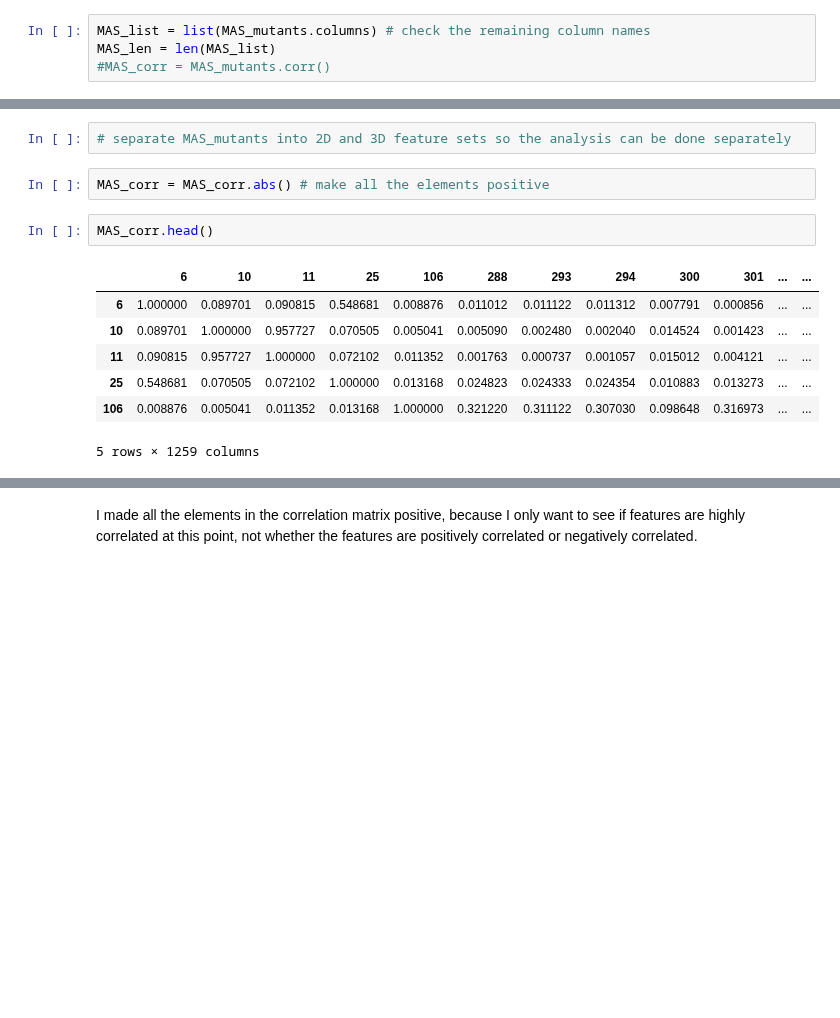
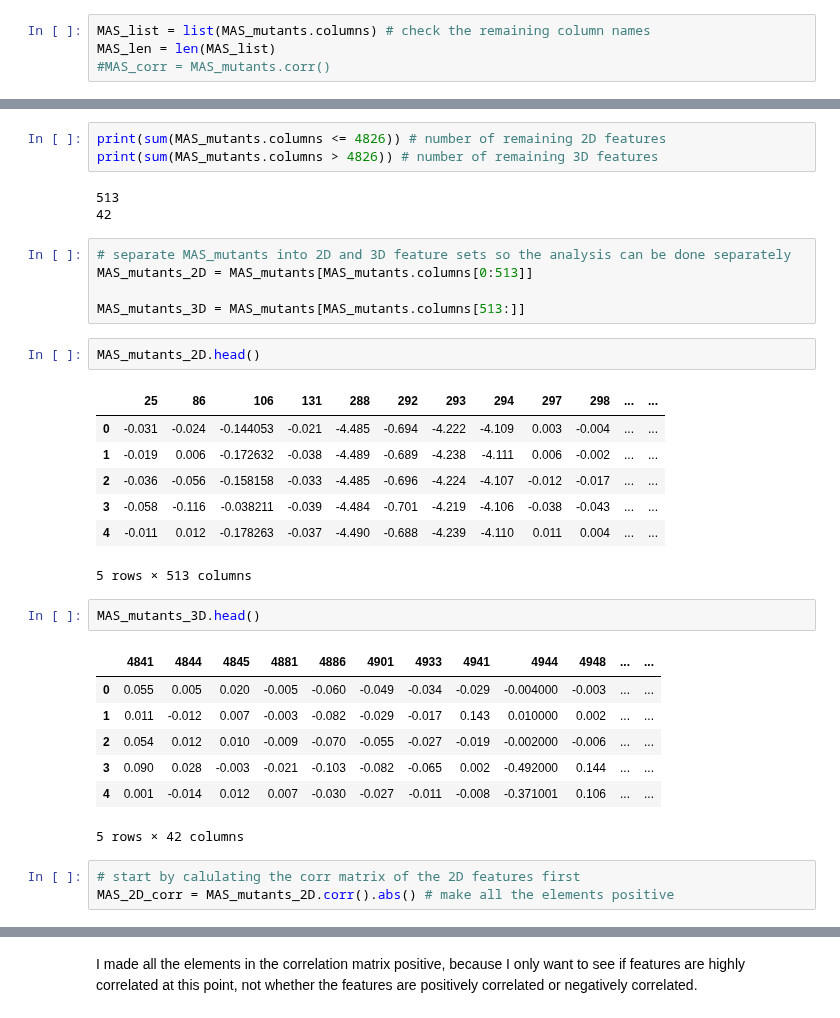
Before and after one commit to dna-witch/p53_Rescue_Mutants, a Jupyter notebook: notebooks/3.0-sm-preprocessing.ipynb, the cells around one changed output, grey strips where cells are left out. Drawn from its saved outputs; the diff is of its cells as text; blank space fills up the shorter version.

```diff
--- a/notebooks/3.0-sm-preprocessing.ipynb
+++ b/notebooks/3.0-sm-preprocessing.ipynb
@@ -293,14 +303,34 @@ MAS_len = len(MAS_list)
+# %%
+print(sum(MAS_mutants.columns <= 4826)) # number of remaining 2D features
+print(sum(MAS_mutants.columns > 4826)) # number of remaining 3D features
+# %% [output]
+513
+42
 # %%
 # separate MAS_mutants into 2D and 3D feature sets so the analysis can be done separately
+MAS_mutants_2D = MAS_mutants[MAS_mutants.columns[0:513]]
+
+MAS_mutants_3D = MAS_mutants[MAS_mutants.columns[513:]]
-# %%
-MAS_corr = MAS_corr.abs() # make all the elements positive
 # %%
-MAS_corr.head()
+MAS_mutants_2D.head()
 # %% [output]
-|  | 6 | 10 | 11 | 25 | 106 | 288 | 293 | 294 | 300 | 301 | ... | ... |
-| 6 | 1.000000 | 0.089701 | 0.090815 | 0.548681 | 0.008876 | 0.011012 | 0.011122 | 0.011312 | 0.007791 | 0.000856 | ... | ... |
-| 10 | 0.089701 | 1.000000 | 0.957727 | 0.070505 | 0.005041 | 0.005090 | 0.002480 | 0.002040 | 0.014524 | 0.001423 | ... | ... |
-| 11 | 0.090815 | 0.957727 | 1.000000 | 0.072102 | 0.011352 | 0.001763 | 0.000737 | 0.001057 | 0.015012 | 0.004121 | ... | ... |
-| 25 | 0.548681 | 0.070505 | 0.072102 | 1.000000 | 0.013168 | 0.024823 | 0.024333 | 0.024354 | 0.010883 | 0.013273 | ... | ... |
-| 106 | 0.008876 | 0.005041 | 0.011352 | 0.013168 | 1.000000 | 0.321220 | 0.311122 | 0.307030 | 0.098648 | 0.316973 | ... | ... |
+|  | 25 | 86 | 106 | 131 | 288 | 292 | 293 | 294 | 297 | 298 | ... | ... |
+| 0 | -0.031 | -0.024 | -0.144053 | -0.021 | -4.485 | -0.694 | -4.222 | -4.109 | 0.003 | -0.004 | ... | ... |
+| 1 | -0.019 | 0.006 | -0.172632 | -0.038 | -4.489 | -0.689 | -4.238 | -4.111 | 0.006 | -0.002 | ... | ... |
+| 2 | -0.036 | -0.056 | -0.158158 | -0.033 | -4.485 | -0.696 | -4.224 | -4.107 | -0.012 | -0.017 | ... | ... |
+| 3 | -0.058 | -0.116 | -0.038211 | -0.039 | -4.484 | -0.701 | -4.219 | -4.106 | -0.038 | -0.043 | ... | ... |
+| 4 | -0.011 | 0.012 | -0.178263 | -0.037 | -4.490 | -0.688 | -4.239 | -4.110 | 0.011 | 0.004 | ... | ... |
-5 rows × 1259 columns
+5 rows × 513 columns
+# %%
+MAS_mutants_3D.head()
+# %% [output]
+|  | 4841 | 4844 | 4845 | 4881 | 4886 | 4901 | 4933 | 4941 | 4944 | 4948 | ... | ... |
+| 0 | 0.055 | 0.005 | 0.020 | -0.005 | -0.060 | -0.049 | -0.034 | -0.029 | -0.004000 | -0.003 | ... | ... |
+| 1 | 0.011 | -0.012 | 0.007 | -0.003 | -0.082 | -0.029 | -0.017 | 0.143 | 0.010000 | 0.002 | ... | ... |
+| 2 | 0.054 | 0.012 | 0.010 | -0.009 | -0.070 | -0.055 | -0.027 | -0.019 | -0.002000 | -0.006 | ... | ... |
+| 3 | 0.090 | 0.028 | -0.003 | -0.021 | -0.103 | -0.082 | -0.065 | 0.002 | -0.492000 | 0.144 | ... | ... |
+| 4 | 0.001 | -0.014 | 0.012 | 0.007 | -0.030 | -0.027 | -0.011 | -0.008 | -0.371001 | 0.106 | ... | ... |
+5 rows × 42 columns
+# %%
+# start by calulating the corr matrix of the 2D features first
+MAS_2D_corr = MAS_mutants_2D.corr().abs() # make all the elements positive
```
Also changed, not shown: parts of 12 cells of this notebook.
